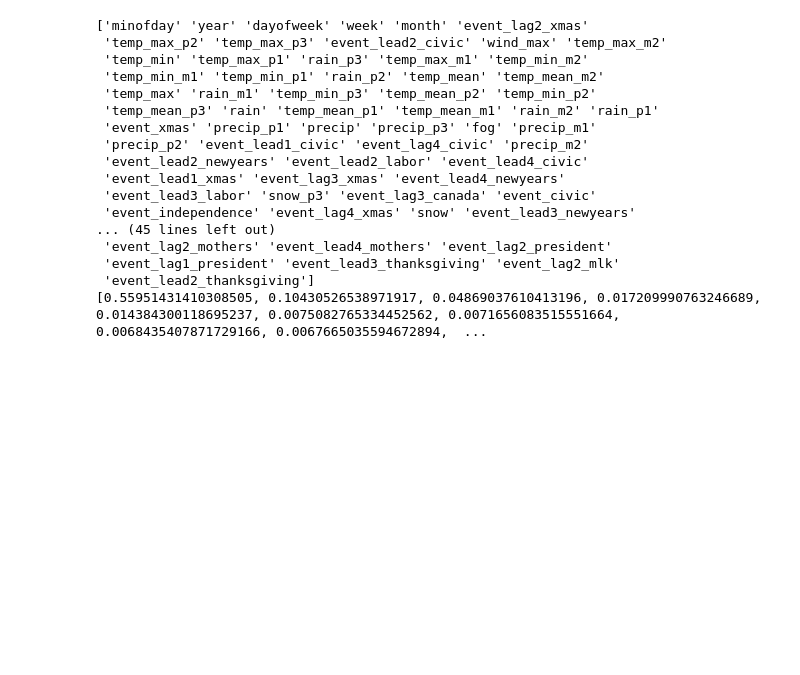
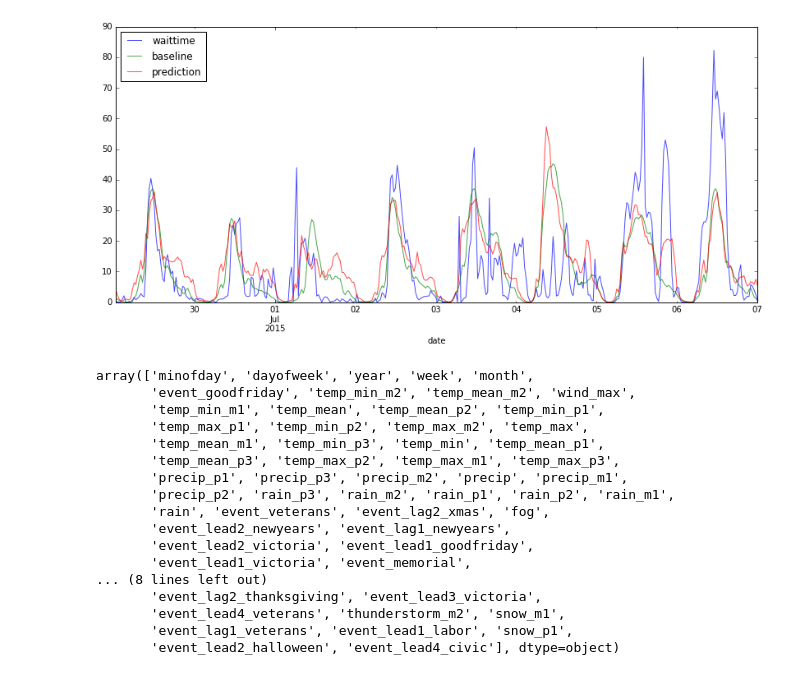
Before and after one commit to jngseattle/BorderCrossing, a Jupyter notebook: code/Model-v0.6-add_school_calendars.ipynb, the cells around one changed output. Cells and saved outputs as stored; diff of their text form; code cells hidden in the pictures; blank space fills up the shorter version.

```diff
--- a/code/Model-v0.6-add_school_calendars.ipynb
+++ b/code/Model-v0.6-add_school_calendars.ipynb
@@ -141,0 +423,11 @@ data.plot('6/29/15', '7/7/15');
+# %%
+from BorderModel import BorderData
+data = BorderData(df1, categoricals=['event'])
+
+model = ExtraTreesRegressor(n_jobs=-1, n_estimators=96, bootstrap=True, oob_score=True)
+params = {}
+grid = GridSearchCV(model, params, cv=data.cv_train)
+grid.fit(data.X_train, data.y_train)
+
+data.predict(grid)
+data.print_metrics(grid)
@@ -142,21 +465,25 @@ data.plot('6/29/15', '7/7/15');
+# %%
+data.plot('6/29/15', '7/7/15');
+# %% [output]
+[figure, added]
 # %%
-print data.X.columns.values[np.argsort(grid.best_estimator_.feature_importances_)[::-1]]
-print sorted(grid.best_estimator_.feature_importances_)[::-1]
+data.X.columns.values[np.argsort(grid.best_estimator_.feature_importances_)[::-1]]\
+    [np.array(sorted(grid.best_estimator_.feature_importances_)[::-1]) >= .001]  # ^^sorts^^ <<filters
 # %% [output]
-['minofday' 'year' 'dayofweek' 'week' 'month' 'event_lag2_xmas'
- 'temp_max_p2' 'temp_max_p3' 'event_lead2_civic' 'wind_max' 'temp_max_m2'
- 'temp_min' 'temp_max_p1' 'rain_p3' 'temp_max_m1' 'temp_min_m2'
- 'temp_min_m1' 'temp_min_p1' 'rain_p2' 'temp_mean' 'temp_mean_m2'
- 'temp_max' 'rain_m1' 'temp_min_p3' 'temp_mean_p2' 'temp_min_p2'
- 'temp_mean_p3' 'rain' 'temp_mean_p1' 'temp_mean_m1' 'rain_m2' 'rain_p1'
- 'event_xmas' 'precip_p1' 'precip' 'precip_p3' 'fog' 'precip_m1'
- 'precip_p2' 'event_lead1_civic' 'event_lag4_civic' 'precip_m2'
- 'event_lead2_newyears' 'event_lead2_labor' 'event_lead4_civic'
- 'event_lead1_xmas' 'event_lag3_xmas' 'event_lead4_newyears'
- 'event_lead3_labor' 'snow_p3' 'event_lag3_canada' 'event_civic'
- 'event_independence' 'event_lag4_xmas' 'snow' 'event_lead3_newyears'
-... (45 lines left out)
- 'event_lag2_mothers' 'event_lead4_mothers' 'event_lag2_president'
- 'event_lag1_president' 'event_lead3_thanksgiving' 'event_lag2_mlk'
- 'event_lead2_thanksgiving']
-[0.55951431410308505, 0.10430526538971917, 0.04869037610413196, 0.017209990763246689, 0.014384300118695237, 0.0075082765334452562, 0.0071656083515551664, 0.0068435407871729166, 0.0067665035594672894,  ...
+array(['minofday', 'dayofweek', 'year', 'week', 'month',
+       'event_goodfriday', 'temp_min_m2', 'temp_mean_m2', 'wind_max',
+       'temp_min_m1', 'temp_mean', 'temp_mean_p2', 'temp_min_p1',
+       'temp_max_p1', 'temp_min_p2', 'temp_max_m2', 'temp_max',
+       'temp_mean_m1', 'temp_min_p3', 'temp_min', 'temp_mean_p1',
+       'temp_mean_p3', 'temp_max_p2', 'temp_max_m1', 'temp_max_p3',
+       'precip_p1', 'precip_p3', 'precip_m2', 'precip', 'precip_m1',
+       'precip_p2', 'rain_p3', 'rain_m2', 'rain_p1', 'rain_p2', 'rain_m1',
+       'rain', 'event_veterans', 'event_lag2_xmas', 'fog',
+       'event_lead2_newyears', 'event_lag1_newyears',
+       'event_lead2_victoria', 'event_lead1_goodfriday',
+       'event_lead1_victoria', 'event_memorial',
+... (8 lines left out)
+       'event_lag2_thanksgiving', 'event_lead3_victoria',
+       'event_lead4_veterans', 'thunderstorm_m2', 'snow_m1',
+       'event_lag1_veterans', 'event_lead1_labor', 'snow_p1',
+       'event_lead2_halloween', 'event_lead4_civic'], dtype=object)
```
Also changed, not shown: parts of 22 cells of this notebook.
